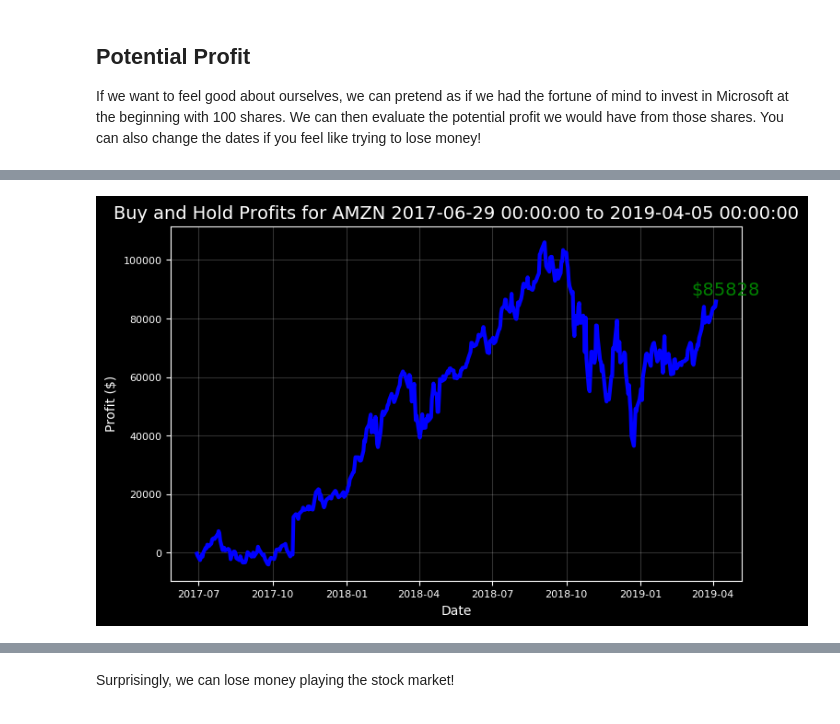
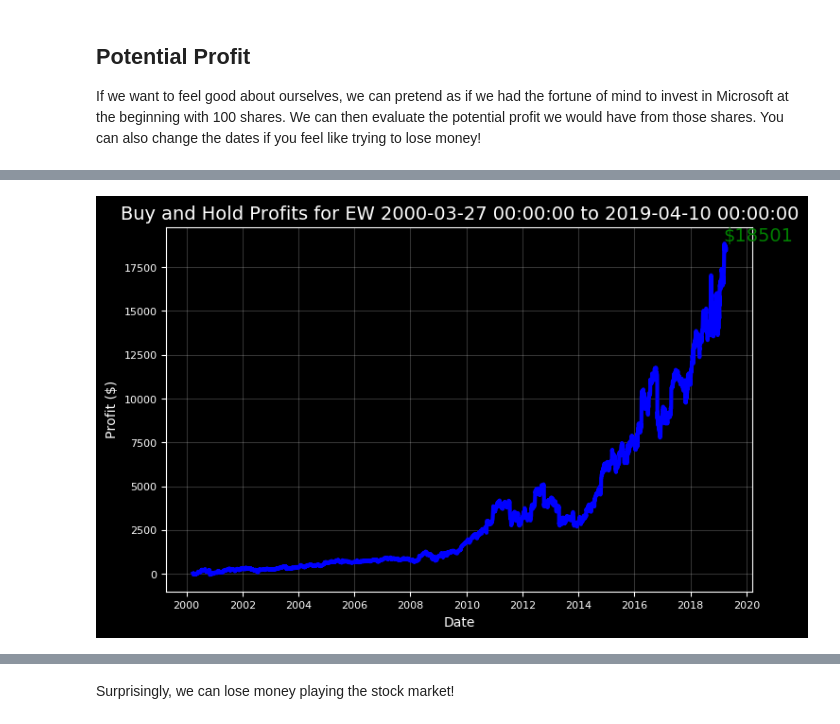
Before and after one commit to ermalsh/Stocker, a Jupyter notebook: Stocker Analysis Usage.ipynb, the cells around one changed output, grey strips where cells are left out. Drawn from its saved outputs; the diff is of its cells as text; code cells hidden in the pictures.

```diff
--- a/Stocker Analysis Usage.ipynb
+++ b/Stocker Analysis Usage.ipynb
@@ -17,5 +17,5 @@ from stocker import Stocker
 
 An object is an instance of a Python class. To create a stocker object, we call the Stocker class with a valid stock ticker (there are over 3000 available). We will be using Microsoft throughout this example. If successful, the call will display that the data was retrieved and the date range.
 # %%
-microsoft = Stocker('AMZN')
+microsoft = Stocker('EW')
 # %% [output]
@@ -68,5 +68,5 @@ Volume
 
 If we want to feel good about ourselves, we can pretend as if we had the fortune of mind to invest in Microsoft at the beginning with 100 shares. We can then evaluate the potential profit we would have from those shares. You can also change the dates if you feel like trying to lose money!
 # %%
-microsoft.buy_and_hold(start_date='2017-06-29', end_date='2019-04-05', nshares=100)
+microsoft.buy_and_hold(start_date='2000-03-27', end_date='2019-04-10', nshares=100)
 # %% [output]
@@ -74,2 +74,2 @@ AMZN Total buy and hold profit from 2017-06-29 00:00:00 to 2019-04-05 00:00:00 f
-[figure, old version]
+[figure, new version]
 # %%
```
Also changed, not shown: parts of 13 cells of this notebook, 3 other files.
